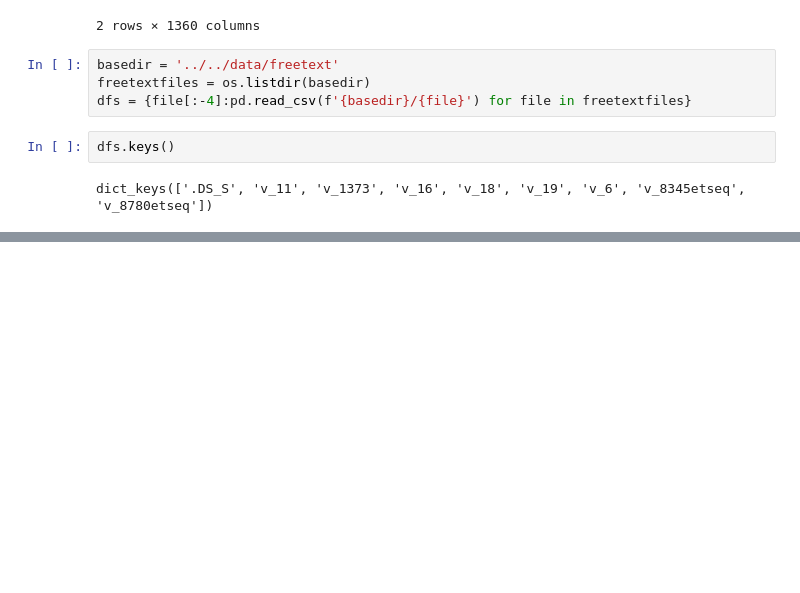
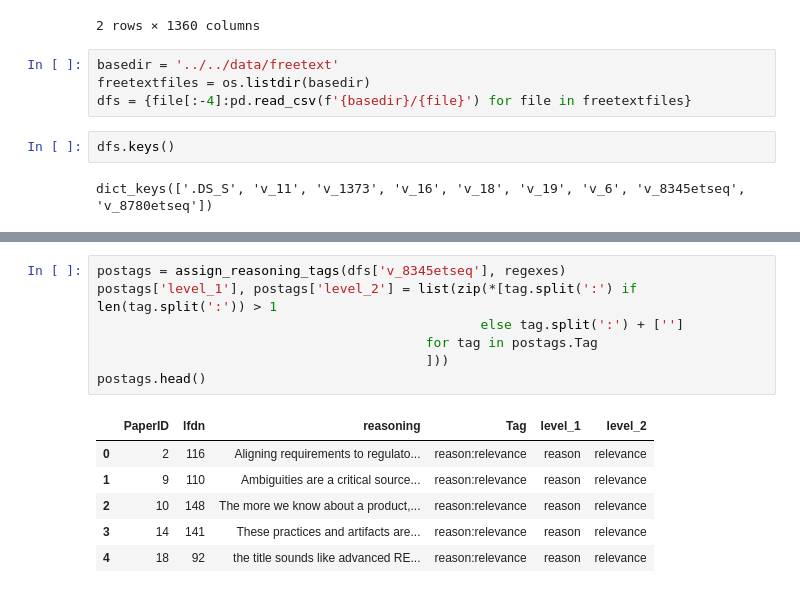
Before and after one commit to mendezfe/repract2018, a Jupyter notebook: notebooks/freetextcoding/assigning_codes_long_answers.ipynb, the cells around one changed output, grey strips where cells are left out. Saved outputs shown, nothing was run; the diff lists cells and outputs as text; blank space fills up the shorter version.

```diff
--- a/notebooks/freetextcoding/assigning_codes_long_answers.ipynb
+++ b/notebooks/freetextcoding/assigning_codes_long_answers.ipynb
@@ -139,0 +87,14 @@ Procedure:
+# %%
+postags = assign_reasoning_tags(dfs['v_8345etseq'], regexes)
+postags['level_1'], postags['level_2'] = list(zip(*[tag.split(':') if len(tag.split(':')) > 1
+                                                 else tag.split(':') + ['']
+                                          for tag in postags.Tag
+                                          ]))
+postags.head()
+# %% [output]
+|  | PaperID | lfdn | reasoning | Tag | level_1 | level_2 |
+| 0 | 2 | 116 | Aligning requirements to regulato... | reason:relevance | reason | relevance |
+| 1 | 9 | 110 | Ambiguities are a critical source... | reason:relevance | reason | relevance |
+| 2 | 10 | 148 | The more we know about a product,... | reason:relevance | reason | relevance |
+| 3 | 14 | 141 | These practices and artifacts are... | reason:relevance | reason | relevance |
+| 4 | 18 | 92 | the title sounds like advanced RE... | reason:relevance | reason | relevance |
```
Also changed, not shown: parts of 41 cells of this notebook, 1 other file.
